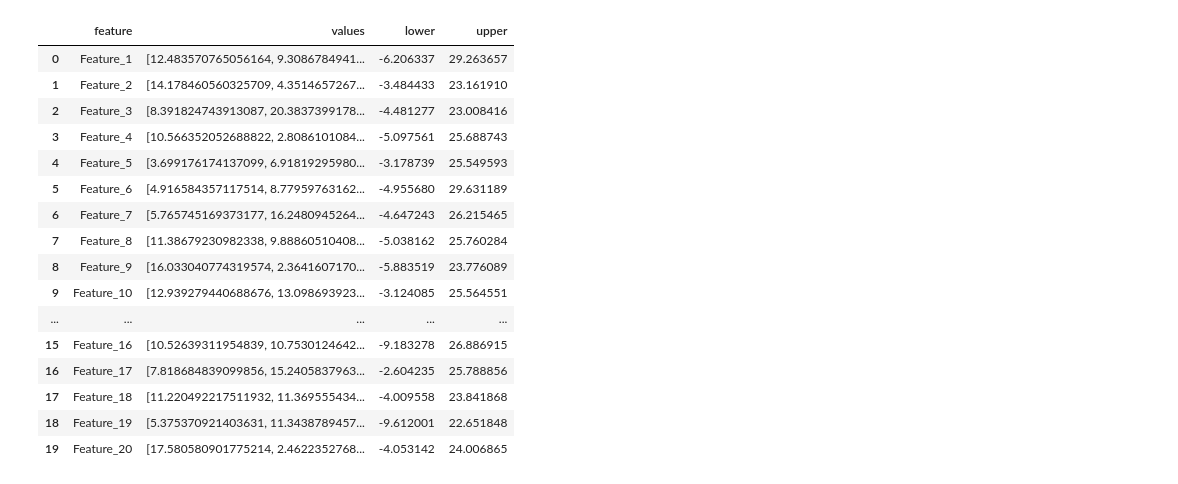
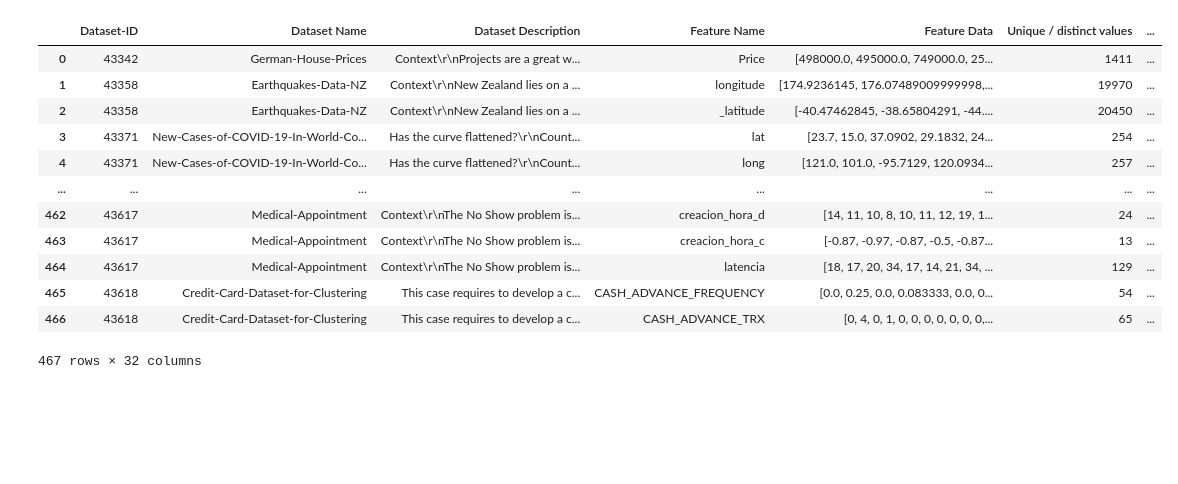
Before and after one commit to KevinGarrison/PythonDataValidationTool, a Jupyter notebook: src/test.ipynb, the cells around one changed output. Cells and saved outputs as stored; diff of their text form; code cells hidden in the pictures; blank space fills up the shorter version.

```diff
--- a/src/test.ipynb
+++ b/src/test.ipynb
@@ -65,56 +66,21 @@ def jaccard_index(lower_a, upper_a, lower_b, upper_b):
     distance = max(0, max(upper_b, upper_a) - min(lower_b, lower_a))
 
     return overlap / distance if distance != 0 else 0
-# %%
-np.random.seed(42)
-
-num_features = 20
-num_data_points = 500
-num_anomalies = 50
-
-
-data = {}
-min_values = []
-max_values = []
-
-for i in range(1, num_features + 1):
-    feature_name = f'Feature_{i}'
-    normal_data = np.random.normal(loc=10, scale=5, size=num_data_points)
-    min_values.append(np.min(normal_data))
-    max_values.append(np.max(normal_data))
-    anomalies = np.random.uniform(low=50, high=100, size=num_anomalies)
-    combined_data = np.concatenate([normal_data, anomalies])
-    data[feature_name] = combined_data
-features_list = []
-values_list = []
-
-for feature in data:
-    features_list.append(feature)
-    values_list.append(data[feature].tolist())
-
-final_df = pd.DataFrame({
-    'feature': features_list,
-    'values': values_list,
-    'lower': min_values,
-    'upper': max_values
-})
-
-final_df
-# %% [output]
-|  | feature | values | lower | upper |
-| 0 | Feature_1 | [12.483570765056164, 9.3086784941... | -6.206337 | 29.263657 |
-| 1 | Feature_2 | [14.178460560325709, 4.3514657267... | -3.484433 | 23.161910 |
-| 2 | Feature_3 | [8.391824743913087, 20.3837399178... | -4.481277 | 23.008416 |
-| 3 | Feature_4 | [10.566352052688822, 2.8086101084... | -5.097561 | 25.688743 |
-| 4 | Feature_5 | [3.699176174137099, 6.91819295980... | -3.178739 | 25.549593 |
-| 5 | Feature_6 | [4.916584357117514, 8.77959763162... | -4.955680 | 29.631189 |
-| 6 | Feature_7 | [5.765745169373177, 16.2480945264... | -4.647243 | 26.215465 |
-| 7 | Feature_8 | [11.38679230982338, 9.88860510408... | -5.038162 | 25.760284 |
-| 8 | Feature_9 | [16.033040774319574, 2.3641607170... | -5.883519 | 23.776089 |
-| 9 | Feature_10 | [12.939279440688676, 13.098693923... | -3.124085 | 25.564551 |
-| ... | ... | ... | ... | ... |
-| 15 | Feature_16 | [10.52639311954839, 10.7530124642... | -9.183278 | 26.886915 |
-| 16 | Feature_17 | [7.818684839099856, 15.2405837963... | -2.604235 | 25.788856 |
-| 17 | Feature_18 | [11.220492217511932, 11.369555434... | -4.009558 | 23.841868 |
-| 18 | Feature_19 | [5.375370921403631, 11.3438789457... | -9.612001 | 22.651848 |
-| 19 | Feature_20 | [17.580580901775214, 2.4622352768... | -4.053142 | 24.006865 |
+# %%
+df = pd.read_csv('../TestData/combined_labeled_test_dataset.xls')
+# %%
+df
+# %% [output]
+|  | Dataset-ID | Dataset Name | Dataset Description | Feature Name | Feature Data | Unique / distinct values | ... |
+| 0 | 43342 | German-House-Prices | Context\r\nProjects are a great w... | Price | [498000.0, 495000.0, 749000.0, 25... | 1411 | ... |
+| 1 | 43358 | Earthquakes-Data-NZ | Context\r\nNew Zealand lies on a ... | longitude | [174.9236145, 176.07489009999998,... | 19970 | ... |
+| 2 | 43358 | Earthquakes-Data-NZ | Context\r\nNew Zealand lies on a ... | _latitude | [-40.47462845, -38.65804291, -44.... | 20450 | ... |
+| 3 | 43371 | New-Cases-of-COVID-19-In-World-Co... | Has the curve flattened?\r\nCount... | lat | [23.7, 15.0, 37.0902, 29.1832, 24... | 254 | ... |
+| 4 | 43371 | New-Cases-of-COVID-19-In-World-Co... | Has the curve flattened?\r\nCount... | long | [121.0, 101.0, -95.7129, 120.0934... | 257 | ... |
+| ... | ... | ... | ... | ... | ... | ... | ... |
+| 462 | 43617 | Medical-Appointment | Context\r\nThe No Show problem is... | creacion_hora_d | [14, 11, 10, 8, 10, 11, 12, 19, 1... | 24 | ... |
+| 463 | 43617 | Medical-Appointment | Context\r\nThe No Show problem is... | creacion_hora_c | [-0.87, -0.97, -0.87, -0.5, -0.87... | 13 | ... |
+| 464 | 43617 | Medical-Appointment | Context\r\nThe No Show problem is... | latencia | [18, 17, 20, 34, 17, 14, 21, 34, ... | 129 | ... |
+| 465 | 43618 | Credit-Card-Dataset-for-Clustering | This case requires to develop a c... | CASH_ADVANCE_FREQUENCY | [0.0, 0.25, 0.0, 0.083333, 0.0, 0... | 54 | ... |
+| 466 | 43618 | Credit-Card-Dataset-for-Clustering | This case requires to develop a c... | CASH_ADVANCE_TRX | [0, 4, 0, 1, 0, 0, 0, 0, 0, 0, 0,... | 65 | ... |
+467 rows × 32 columns
```
Also changed, not shown: parts of 32 cells of this notebook, 2 other files.
